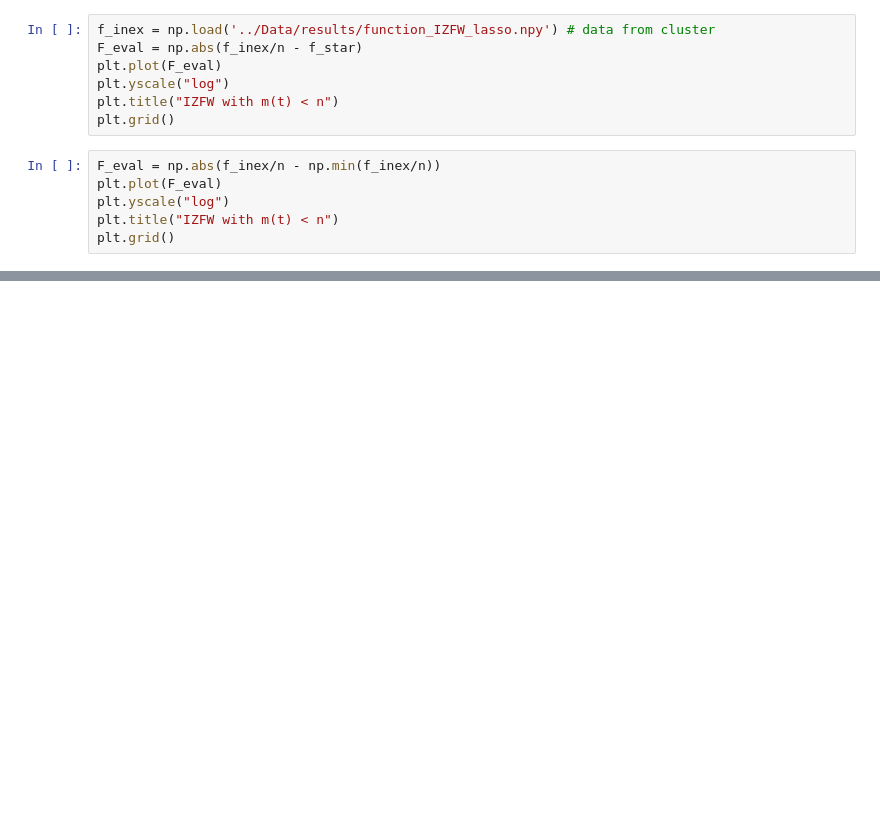
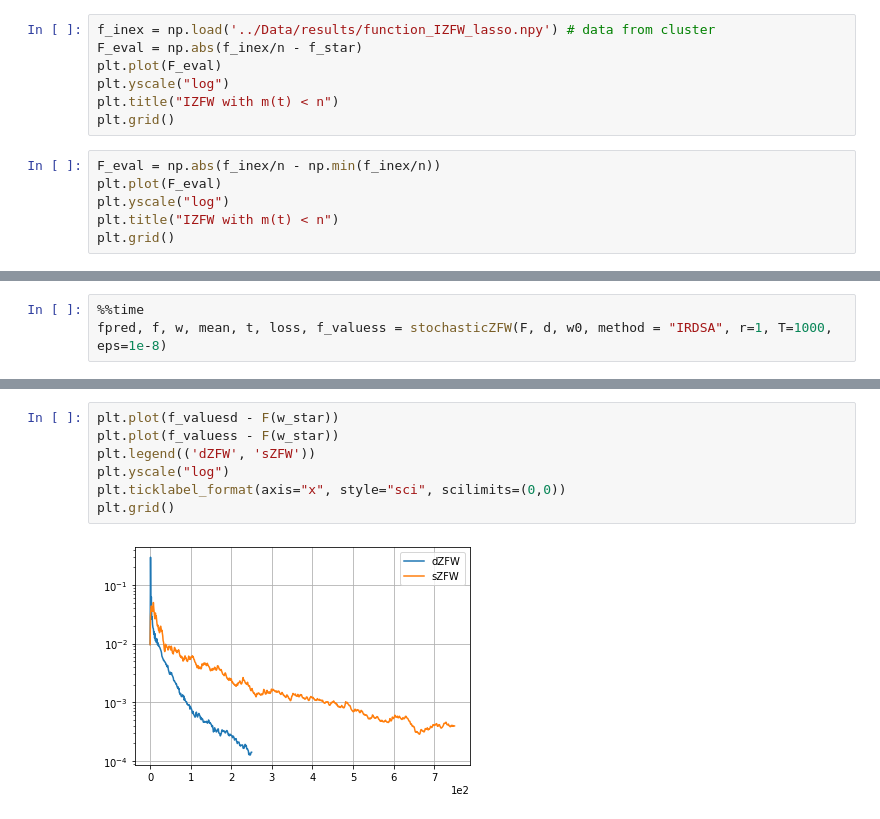
Before and after one commit to liacov/OPTproj, a Jupyter notebook: notebooks/LassoRegression.ipynb, the cells around one changed output, grey strips where cells are left out. Saved outputs shown, nothing was run; the diff lists cells and outputs as text; blank space fills up the shorter version.

```diff
--- a/notebooks/LassoRegression.ipynb
+++ b/notebooks/LassoRegression.ipynb
@@ -208,0 +292,3 @@ plt.grid()
+# %%
+%%time
+fpred, f, w, mean, t, loss, f_valuess = stochasticZFW(F, d, w0, method = "IRDSA", r=1, T=1000, eps=1e-8)
@@ -208,0 +333,9 @@ plt.grid()
+# %%
+plt.plot(f_valuesd - F(w_star))
+plt.plot(f_valuess - F(w_star))
+plt.legend(('dZFW', 'sZFW'))
+plt.yscale("log")
+plt.ticklabel_format(axis="x", style="sci", scilimits=(0,0))
+plt.grid()
+# %% [output]
+[figure, added]
```
Also changed, not shown: parts of 23 cells of this notebook.
